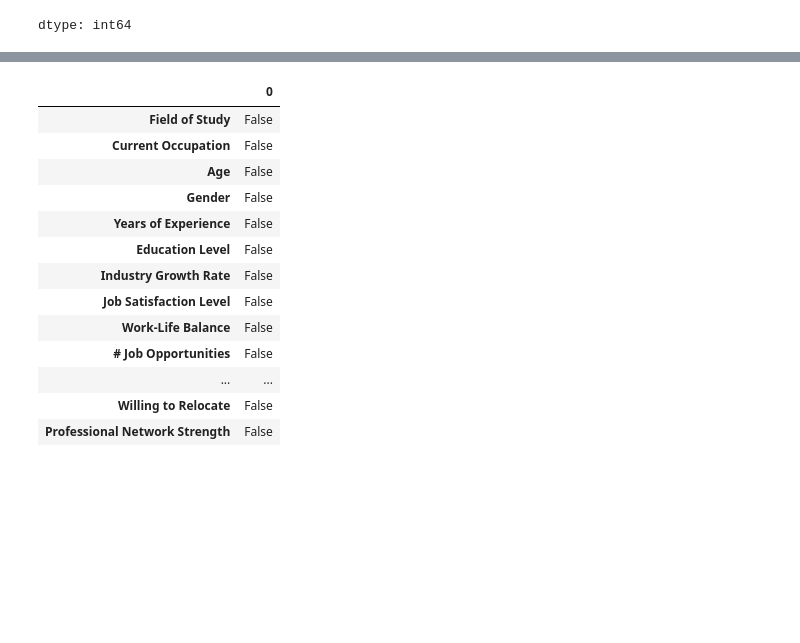
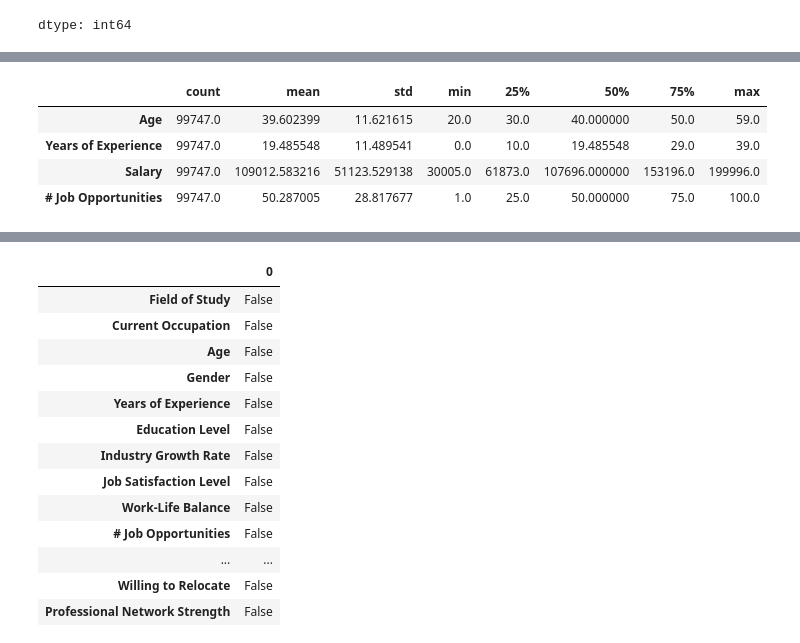
Before and after one commit to Natalie-Bojorquez/CIS3920Group4, a Jupyter notebook: CIS3920_Group4.ipynb, the cells around one changed output, grey strips where cells are left out. Cells and saved outputs as stored; diff of their text form; code cells hidden in the pictures; blank space fills up the shorter version.

```diff
--- a/CIS3920_Group4.ipynb
+++ b/CIS3920_Group4.ipynb
@@ -264,0 +315,9 @@ df['# Job Opportunities'] = imp_mean.fit_transform(df[['# Job Opportunities']])
+# %%
+# Check distribution after arithmetic imputation
+df[['Age','Years of Experience','Salary','# Job Opportunities']].describe().T  # Distribution largely unaffected
+# %% [output]
+|  | count | mean | std | min | 25% | 50% | 75% | max |
+| Age | 99747.0 | 39.602399 | 11.621615 | 20.0 | 30.0 | 40.000000 | 50.0 | 59.0 |
+| Years of Experience | 99747.0 | 19.485548 | 11.489541 | 0.0 | 10.0 | 19.485548 | 29.0 | 39.0 |
+| Salary | 99747.0 | 109012.583216 | 51123.529138 | 30005.0 | 61873.0 | 107696.000000 | 153196.0 | 199996.0 |
+| # Job Opportunities | 99747.0 | 50.287005 | 28.817677 | 1.0 | 25.0 | 50.000000 | 75.0 | 100.0 |
```
Also changed, not shown: parts of 85 cells of this notebook.
